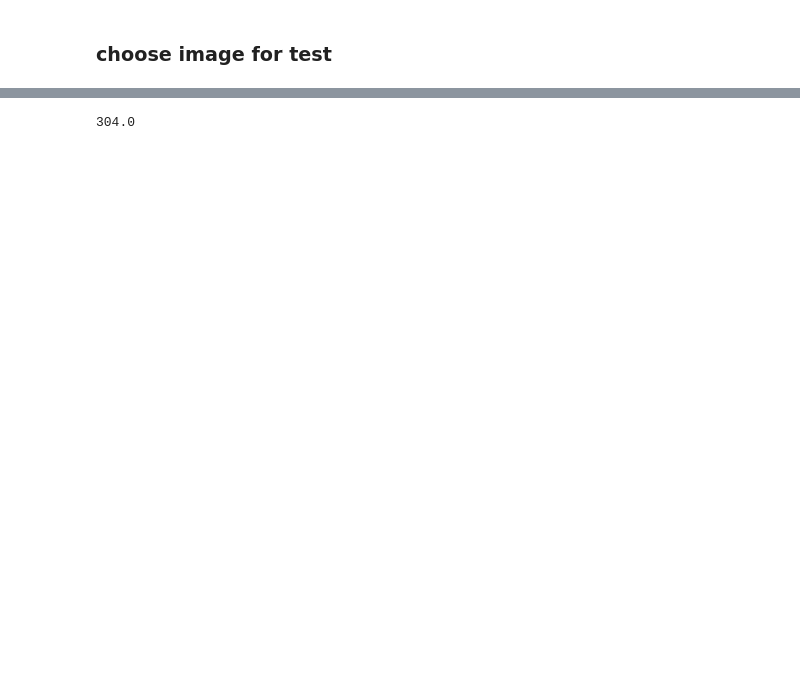
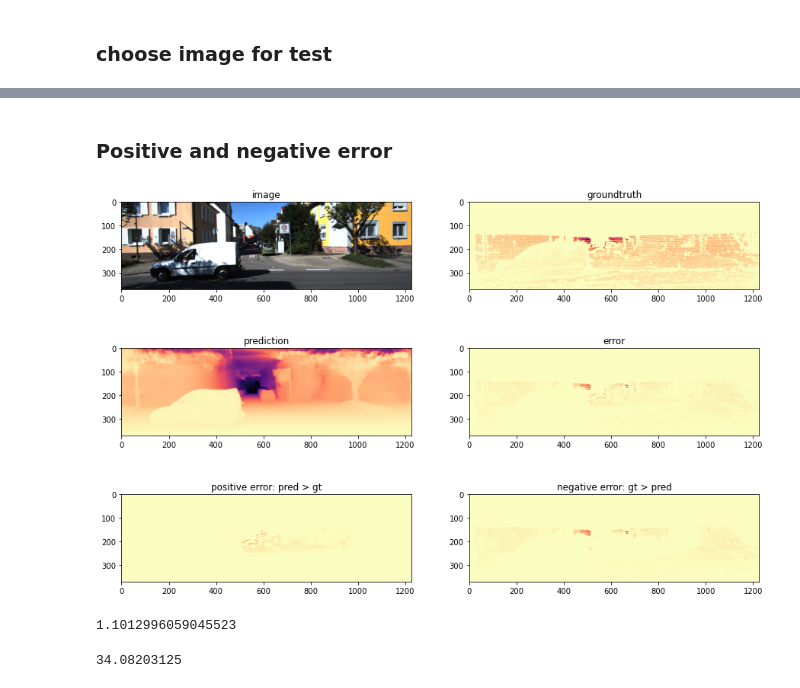
Before and after one commit to caodinhduc/depth_prediction, a Jupyter notebook: test.ipynb, the cells around one changed output, grey strips where cells are left out. Drawn from its saved outputs; the diff is of its cells as text; code cells hidden in the pictures; blank space fills up the shorter version.

```diff
--- a/test.ipynb
+++ b/test.ipynb
@@ -140,4 +132,5 @@ array([[ 5.8476562, 10.2265625, 14.605469 , ..., 16.433594 , 11.316406 ,
 # %%
+diff = pred - gt
 valid_mask = np.logical_and(gt > 0.0, gt < 80.0)
 # %%
 from utils import compute_errors
@@ -167,4 +148,54 @@ compute_errors(gt[valid_mask], pred[valid_mask])
-# %%
-1216/4
-# %% [output]
-304.0
+# %%
+error = np.abs(np.multiply(diff, valid_mask))
+# %% [markdown]
+### Positive and negative error
+# %%
+# pred is larger than gt
+positive_valid_mask = np.logical_and(diff > 0.0, diff < 80.0)
+positive_error = np.abs(np.multiply(np.multiply(diff, valid_mask), positive_valid_mask))
+# %%
+# pred is smaller than gt
+negative_valid_mask = np.logical_and(diff < 0.0, diff > -80.0)
+negative_error = np.abs(np.multiply(np.multiply(diff, valid_mask), negative_valid_mask))
+# %%
+plt.figure(figsize=(15, 10))
+plt.subplot(321)
+plt.title('image')
+plt.imshow(im)
+
+# plt.figure()
+plt.subplot(322)
+plt.title('groundtruth')
+plt.imshow(gt, cmap='magma_r')
+
+# plt.figure()
+plt.subplot(323)
+plt.title('prediction')
+plt.imshow(pred, cmap='magma_r')
+
+# plt.figure()
+plt.subplot(324)
+plt.title('error')
+plt.imshow(error, cmap='magma_r')
+
+# plt.figure()
+plt.subplot(325)
+plt.title('positive error: pred > gt')
+plt.imshow(positive_error, cmap='magma_r')
+
+# plt.figure()
+plt.subplot(326)
+plt.title('negative error: gt > pred')
+plt.imshow(negative_error, cmap='magma_r')
+
+plt.show()
+# %% [output]
+[figure, added]
+# %%
+np.sum(error)/np.sum(valid_mask)
+# %% [output]
+1.1012996059045523
+# %%
+np.max(error)
+# %% [output]
+34.08203125
```
Also changed, not shown: parts of 26 cells of this notebook, 2 other files.
